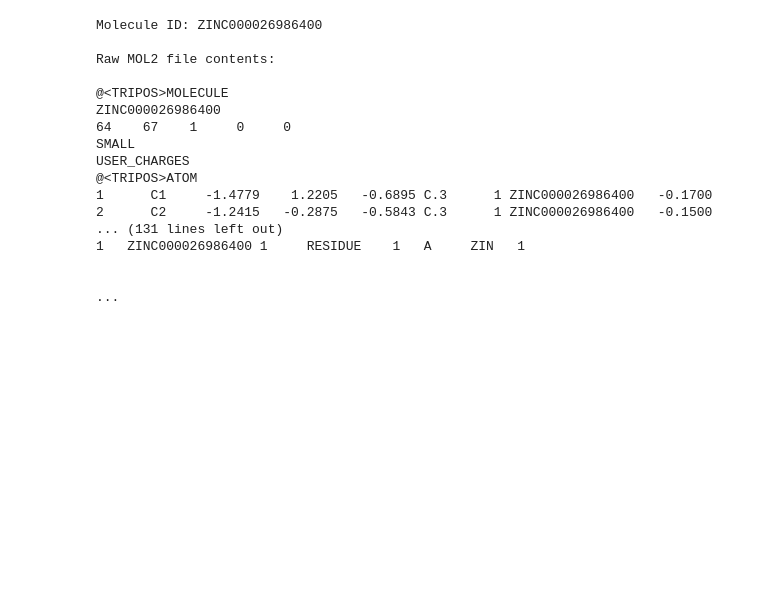
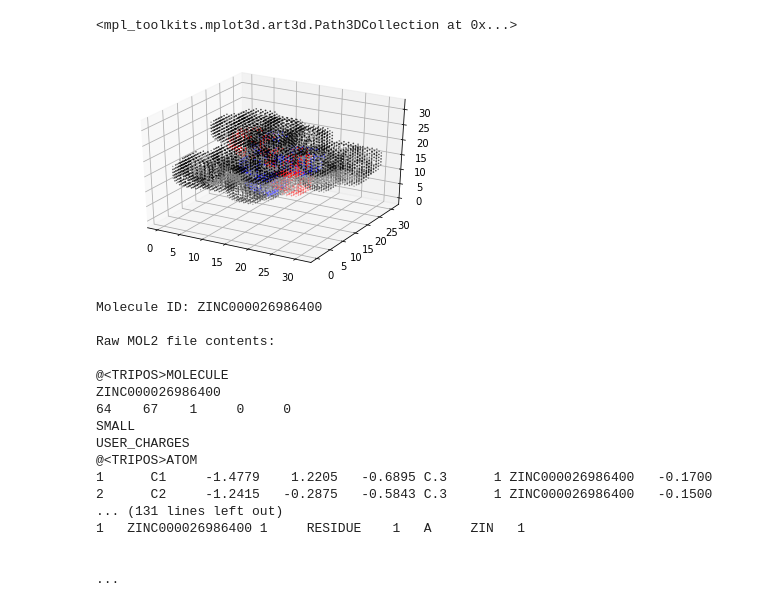
Before and after one commit to stevenagajanian/KInGAN, a Jupyter notebook: transform_all_molecules.ipynb, the cells around one changed output. Saved outputs shown, nothing was run; the diff lists cells and outputs as text; code cells hidden in the pictures; blank space fills up the shorter version.

```diff
--- a/transform_all_molecules.ipynb
+++ b/transform_all_molecules.ipynb
@@ -55,3 +85,4 @@ kernel_matrix = compute_offset_matrix_wave(kernel_size)
 # %%
-pmol = PandasMol2().read_mol2('/Users/stevenagajanian/Documents/School/Grad_School/Thesis/gan/split_kinases/ABL/1.mol2')
+pmol = PandasMol2().read_mol2('C:\\Users\\steve\\Documents\\GAN\\gan\\split_kinases\\AAK1\\0.mol2')
+pmol.df
 # %% [output]
@@ -77,0 +130,33 @@ AssertionError: 9 columns passed, passed data had 6 columns
+# %%
+for j in os.listdir('C:\\Users\\steve\\Documents\\GAN\\gan\\split_kinases')[1:2]:
+    try:
+        os.mkdir('C:\\Users\\steve\\Documents\\GAN\\gan\\transformed_kinases\\'+j)
+    except:
+        pass
+    transform_directory(j)
+# %%
+import joblib
+transformed_molecule=joblib.load('C:\\Users\\steve\\Documents\\GAN\\gan\\transformed_kinases\\AAK1\\0.mol2.pkl')
+molecule_coordinates = []
+intensities = []
+colors = []
+mapper = {'C':'gray','O':'red','N':'blue','H':'black'}
+for i in range(resolution_size_1):
+    for j in range(resolution_size_2):
+        for k in range(resolution_size_3):
+            for h in range(channels):
+                if transformed_molecule[i][j][k][h] >0:
+
+                    molecule_coordinates.append([i,j,k])
+                    #intensity = np.sum(np.abs(transformed_molecule[i][j][k]))
+                    intensity = transformed_molecule[i][j][k].max()
+                    highest_intensity = transformed_molecule[i][j][k].argmax()
+                    intensities.append(intensity)
+                    colors.append(mapper[decoding_mapper[highest_intensity]])
+                    break
+intensities = np.array(intensities).reshape(-1,1)
+colors = np.array(colors)
+# %%
+x_coords = np.array([x[0] for x in molecule_coordinates])
+y_coords = np.array([x[1] for x in molecule_coordinates])
+z_coords = np.array([x[2] for x in molecule_coordinates])
@@ -78,3 +168,9 @@ AssertionError: 9 columns passed, passed data had 6 columns
+# %%
+ax = plt.axes(projection='3d')
+ax.scatter3D(x_coords , y_coords,z_coords,s=intensities,c=colors)#095)
+# %% [output]
+<mpl_toolkits.mplot3d.art3d.Path3DCollection at 0x...>
+[figure, added]
 # %%
 pmol = PandasMol2().read_mol2('/Users/stevenagajanian/Documents/School/Grad_School/Thesis/gan/kinases/ZAP70.mol2')
 # %%
```
Also changed, not shown: parts of 10 cells of this notebook.
